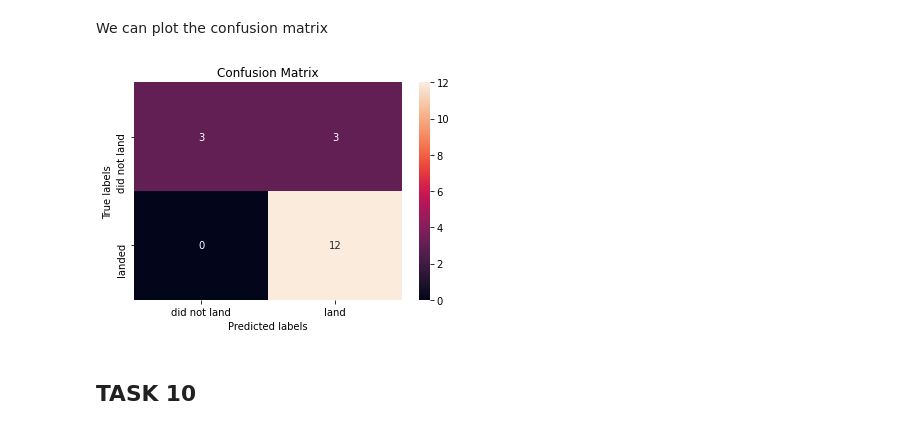
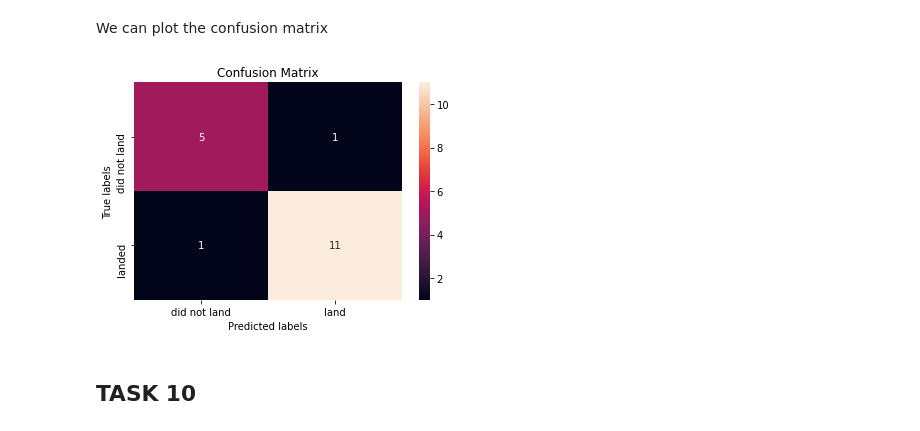
Before and after one commit to DarwinHudson/testrepo, a Jupyter notebook: Predictive Analysis (Classification).ipynb, the cells around one changed output. Cells and saved outputs as stored; diff of their text form; code cells hidden in the pictures.

```diff
--- a/Predictive Analysis (Classification).ipynb
+++ b/Predictive Analysis (Classification).ipynb
@@ -287,10 +287,11 @@ tree_score
 # %% [markdown]
 We can plot the confusion matrix
 # %%
-yhat = svm_cv.predict(X_test)
+
+yhat = tree_cv.predict(X_test)
 plot_confusion_matrix(Y_test,yhat)
 # %% [output]
-[figure, old version]
+[figure, new version]
 # %% [markdown]
 ## TASK  10
 # %% [markdown]
```
Also changed, not shown: parts of 3 cells of this notebook.
